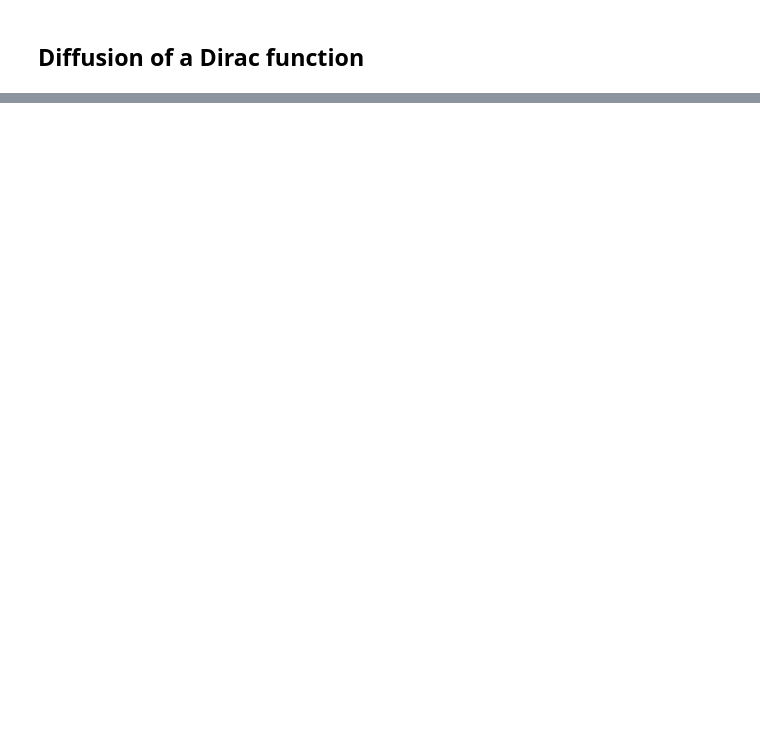
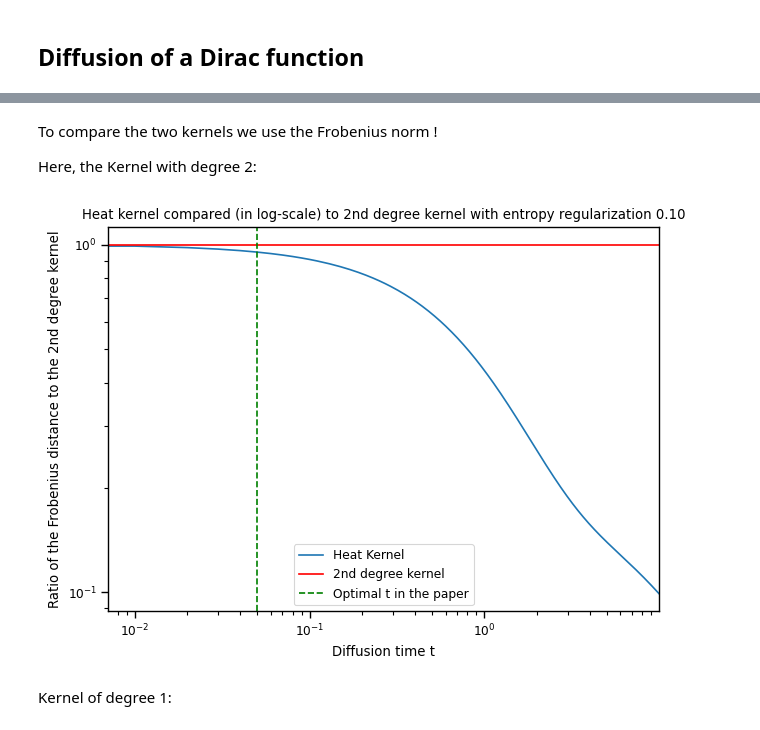
Before and after one commit to VictorBbt/Convolutional-Wasserstein-Distances, a Jupyter notebook: Codes/graph_implementation.ipynb, the cells around one changed output, grey strips where cells are left out. Saved outputs shown, nothing was run; the diff lists cells and outputs as text; code cells hidden in the pictures; blank space fills up the shorter version.

```diff
--- a/Codes/graph_implementation.ipynb
+++ b/Codes/graph_implementation.ipynb
@@ -124,0 +160,38 @@ f_kernel = lambda x: np.dot(K,x)
+# %%
+N = 20
+R = 4
+G = gr.Graph(R,N)
+
+entropy_reg = 0.1
+t = entropy_reg / 2
+
+K1, dist = gr.kernel(G.G, entropy_reg=entropy_reg, deg = 1)
+K2, dist = gr.kernel(G.G, entropy_reg=entropy_reg, deg = 2)
+HK = G.compute_heat_kernel(t)
+# %% [markdown]
+To compare the two kernels we use the Frobenius norm !
+
+Here, the Kernel with degree 2:
+# %%
+norm_kern2 = np.linalg.norm(K2)
+diffusion_times = [i*entropy_reg/10 for i in range(1000)]
+frob_dist = [np.trace((G.compute_heat_kernel(i*entropy_reg/10)).T@K2)
+             /norm_kern2**2 for i in range(1000)]
+# %%
+plt.figure()
+plt.plot(diffusion_times,frob_dist,label='Heat Kernel')
+plt.axhline(y = 1, color = 'r', linestyle = '-',label='2nd degree kernel')
+plt.axvline(x = entropy_reg/2, color ='g', linestyle = '--', label ='Optimal t in the paper')
+plt.xlabel("Diffusion time t")
+plt.xscale('log')
+plt.xlim(right = np.max(diffusion_times))
+plt.ylabel("Ratio of the Frobenius distance to the 2nd degree kernel")
+plt.yscale('log')
+plt.legend()
+plt.title("Heat kernel compared (in log-scale) to 2nd degree kernel with entropy regularization %1.2f" %entropy_reg)
+plt.tight_layout()
+plt.show()
+# %% [output]
+[figure, added]
+# %% [markdown]
+Kernel of degree 1:
```
Also changed, not shown: parts of 38 cells of this notebook, 17 other files.
